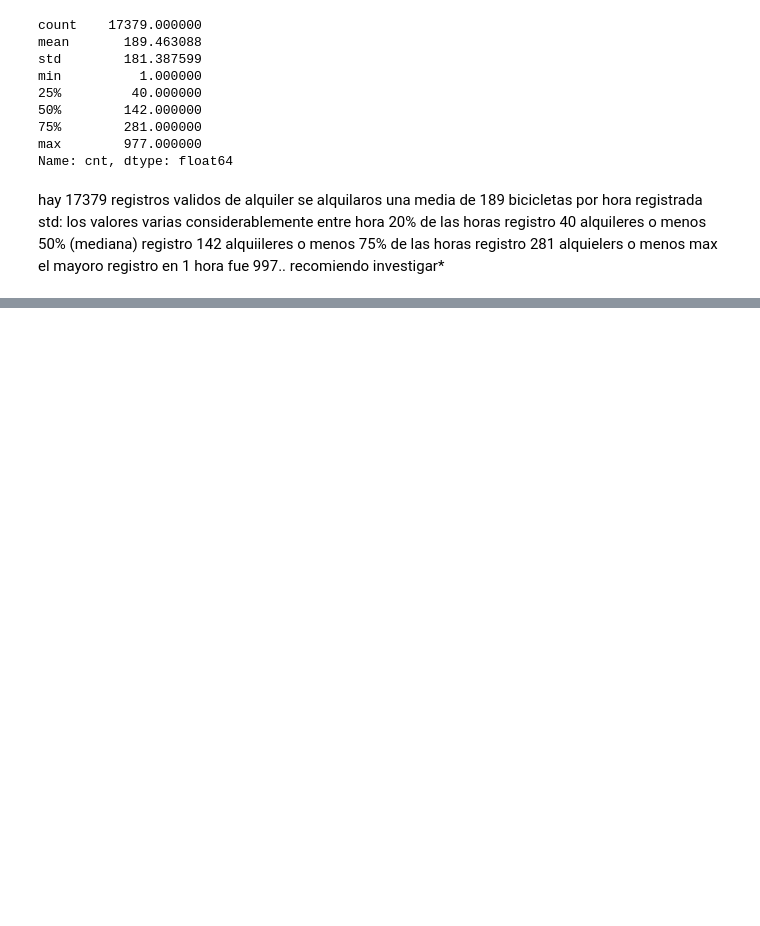
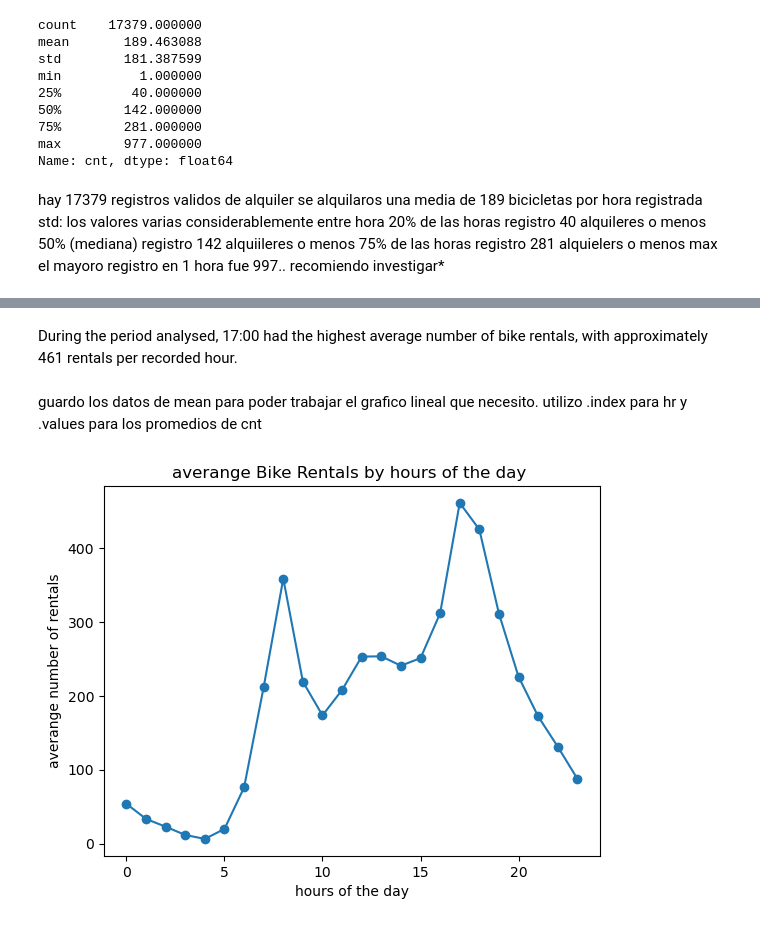
Before and after one commit to 2026491-max/Statistical---Project---26-, a Jupyter notebook: Bike Sharing.ipynb, the cells around one changed output, grey strips where cells are left out. Saved outputs shown, nothing was run; the diff lists cells and outputs as text; code cells hidden in the pictures; blank space fills up the shorter version.

```diff
--- a/Bike Sharing.ipynb
+++ b/Bike Sharing.ipynb
@@ -88,0 +142,16 @@ NameError: name 'np' is not defined
+# %% [markdown]
+During the period analysed, 17:00 had the highest average number of bike rentals, with approximately 461 rentals per recorded hour.
+# %% [markdown]
+guardo los datos de mean para poder trabajar el grafico lineal que necesito. utilizo .index para hr y .values
+para los promedios de cnt
+# %%
+#definimos eje X he Y
+mean_hr = df.groupby("hr")["cnt"].mean()
+plt.plot(mean_hr.index, mean_hr.values, marker="o")
+
+plt.title("averange Bike Rentals by hours of the day ")
+plt.xlabel("hours of the day")
+plt.ylabel("averange number of rentals")
+plt.show()
+# %% [output]
+[figure, added]
```
Also changed, not shown: parts of 11 cells of this notebook, 2 other files.
